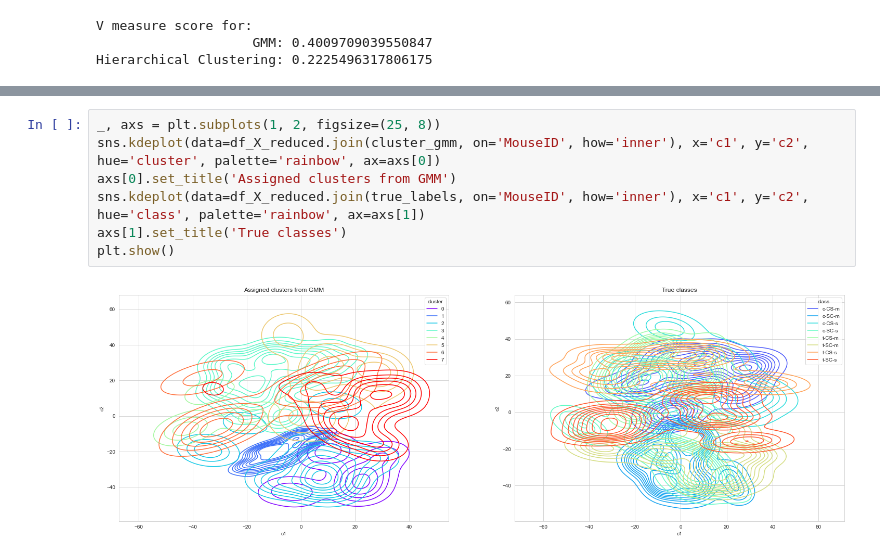
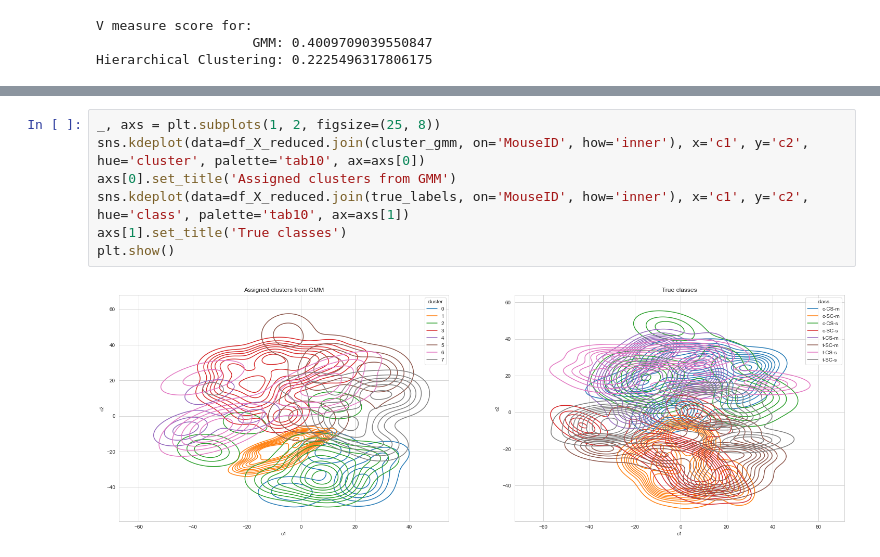
Before and after one commit to kiril-b/Machine-Learning-Labs, a Jupyter notebook: clustering_Lab3.ipynb, the cells around one changed output, grey strips where cells are left out. Cells and saved outputs as stored; diff of their text form.

Commit message:
Update clustering

```diff
--- a/clustering_Lab3.ipynb
+++ b/clustering_Lab3.ipynb
@@ -298,9 +322,9 @@ Hierarchical Clustering: 0.2225496317806175
 # %%
 _, axs = plt.subplots(1, 2, figsize=(25, 8))
-sns.kdeplot(data=df_X_reduced.join(cluster_gmm, on='MouseID', how='inner'), x='c1', y='c2', hue='cluster', palette='rainbow', ax=axs[0])
+sns.kdeplot(data=df_X_reduced.join(cluster_gmm, on='MouseID', how='inner'), x='c1', y='c2', hue='cluster', palette='tab10', ax=axs[0])
 axs[0].set_title('Assigned clusters from GMM')
-sns.kdeplot(data=df_X_reduced.join(true_labels, on='MouseID', how='inner'), x='c1', y='c2', hue='class', palette='rainbow', ax=axs[1])
+sns.kdeplot(data=df_X_reduced.join(true_labels, on='MouseID', how='inner'), x='c1', y='c2', hue='class', palette='tab10', ax=axs[1])
 axs[1].set_title('True classes')
 plt.show()
 # %% [output]
-[figure, old version]
+[figure, new version]
```
Also changed, not shown: parts of 12 cells of this notebook.
